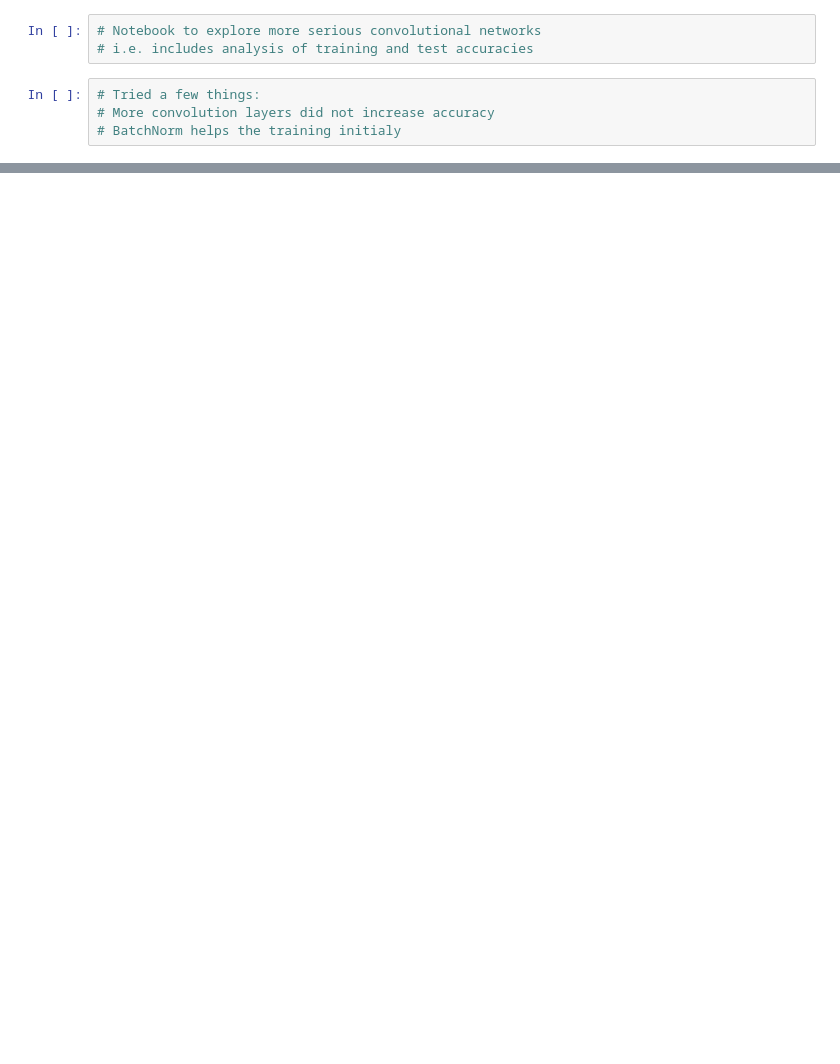
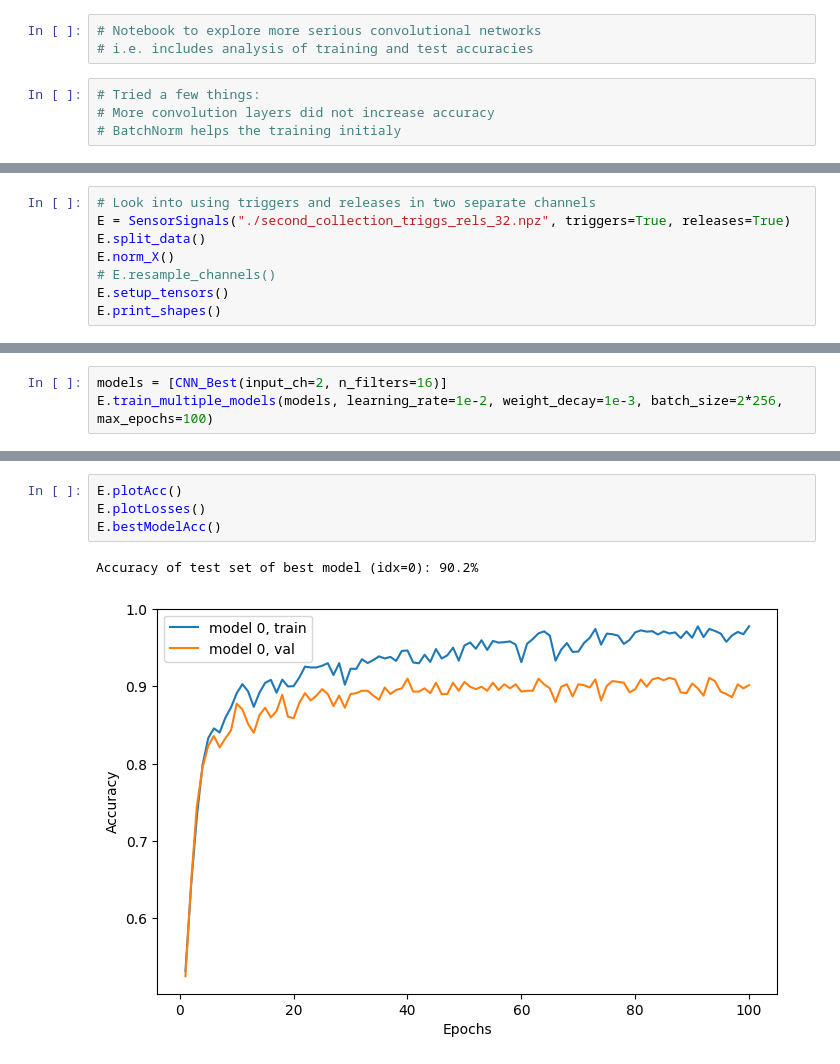
Before and after one commit to GuiMacielPereira/sensor_ML, a Jupyter notebook: data_processing/serious_pytorch.sync.ipynb, the cells around one changed output, grey strips where cells are left out. Drawn from its saved outputs; the diff is of its cells as text; blank space fills up the shorter version.

```diff
--- a/data_processing/serious_pytorch.sync.ipynb
+++ b/data_processing/serious_pytorch.sync.ipynb
@@ -242,0 +182,8 @@ Accuracy of test set of best model (idx=0): 86.4%
+# %%
+# Look into using triggers and releases in two separate channels
+E = SensorSignals("./second_collection_triggs_rels_32.npz", triggers=True, releases=True)
+E.split_data()
+E.norm_X()
+# E.resample_channels()
+E.setup_tensors()
+E.print_shapes()
@@ -242,0 +206,3 @@ Accuracy of test set of best model (idx=0): 86.4%
+# %%
+models = [CNN_Best(input_ch=2, n_filters=16)]
+E.train_multiple_models(models, learning_rate=1e-2, weight_decay=1e-3, batch_size=2*256, max_epochs=100)
@@ -242,0 +227,7 @@ Accuracy of test set of best model (idx=0): 86.4%
+# %%
+E.plotAcc()
+E.plotLosses()
+E.bestModelAcc()
+# %% [output]
+Accuracy of test set of best model (idx=0): 90.2%
+[figure, added]
```
Also changed, not shown: parts of 11 cells of this notebook, 2 other files.
